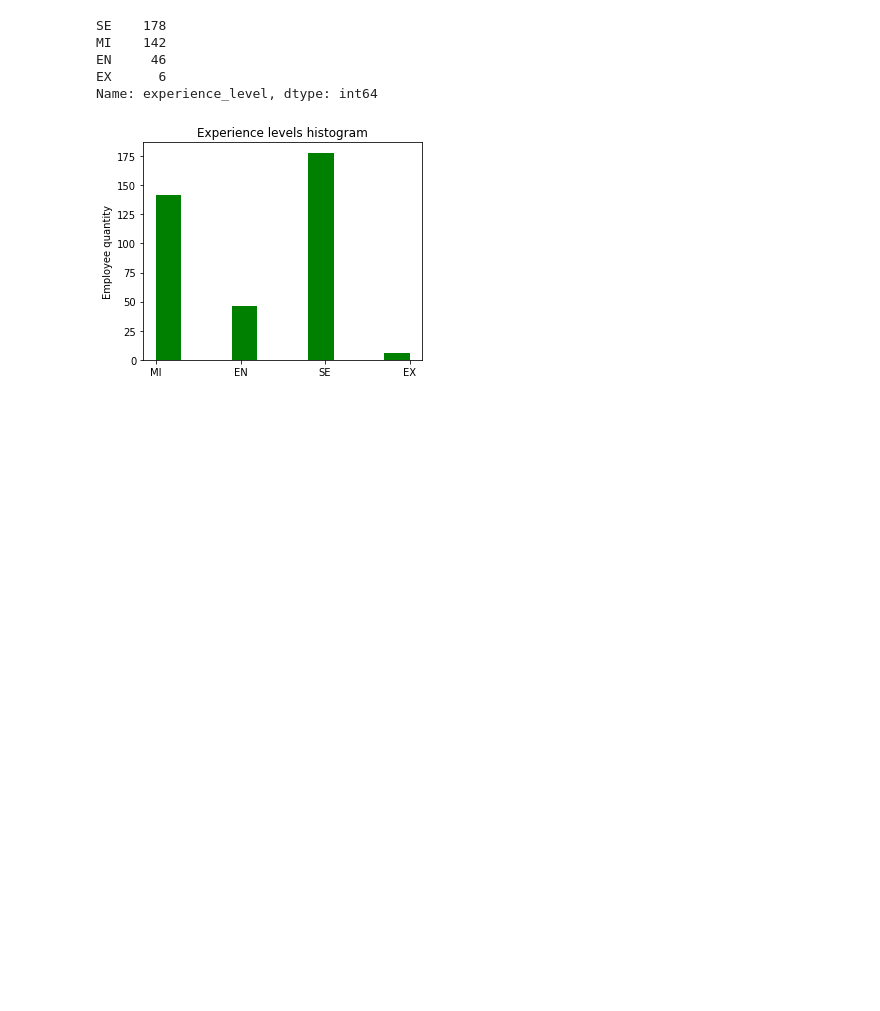
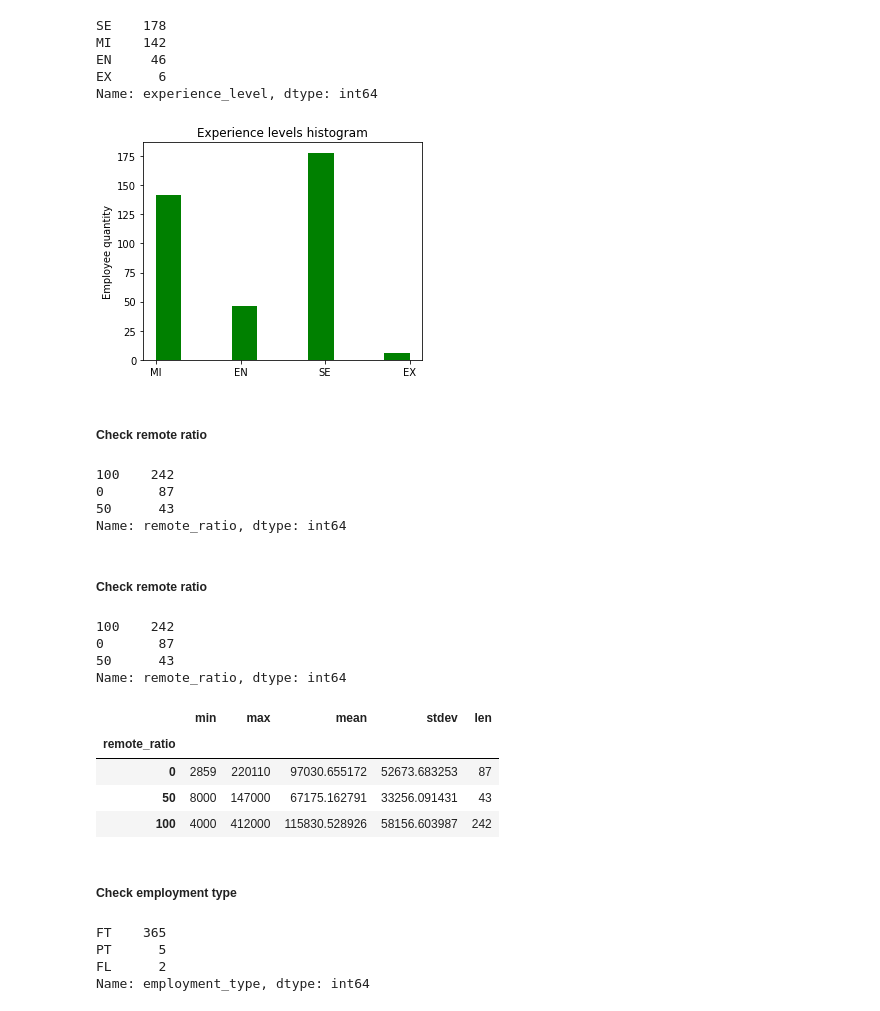
Before and after one commit to mateuszreliga/DS_Job_Salaries, a Jupyter notebook: ds_salaries.ipynb, the cells around one changed output. Drawn from its saved outputs; the diff is of its cells as text; code cells hidden in the pictures; blank space fills up the shorter version.

```diff
--- a/ds_salaries.ipynb
+++ b/ds_salaries.ipynb
@@ -241,3 +247,38 @@ plt.ylabel("Employee quantity")
 plt.show();
 # %% [output]
 [figure]
+# %% [markdown]
+##### Check remote ratio
+# %%
+df_selected_jobs["remote_ratio"].value_counts()
+# %% [output]
+100    242
+0       87
+50      43
+Name: remote_ratio, dtype: int64
+# %% [markdown]
+##### Check remote ratio
+# %%
+df_selected_jobs["remote_ratio"].value_counts()
+# %% [output]
+100    242
+0       87
+50      43
+Name: remote_ratio, dtype: int64
+# %%
+df_selected_jobs.groupby("remote_ratio")["salary_in_usd"].agg([min, max, mean, stdev, len])
+# %% [output]
+|  | min | max | mean | stdev | len |
+| remote_ratio |  |  |  |  |  |
+| 0 | 2859 | 220110 | 97030.655172 | 52673.683253 | 87 |
+| 50 | 8000 | 147000 | 67175.162791 | 33256.091431 | 43 |
+| 100 | 4000 | 412000 | 115830.528926 | 58156.603987 | 242 |
+# %% [markdown]
+##### Check employment type
+# %%
+df_selected_jobs["employment_type"].value_counts()
+# %% [output]
+FT    365
+PT      5
+FL      2
+Name: employment_type, dtype: int64
```
Also changed, not shown: parts of 12 cells of this notebook.
